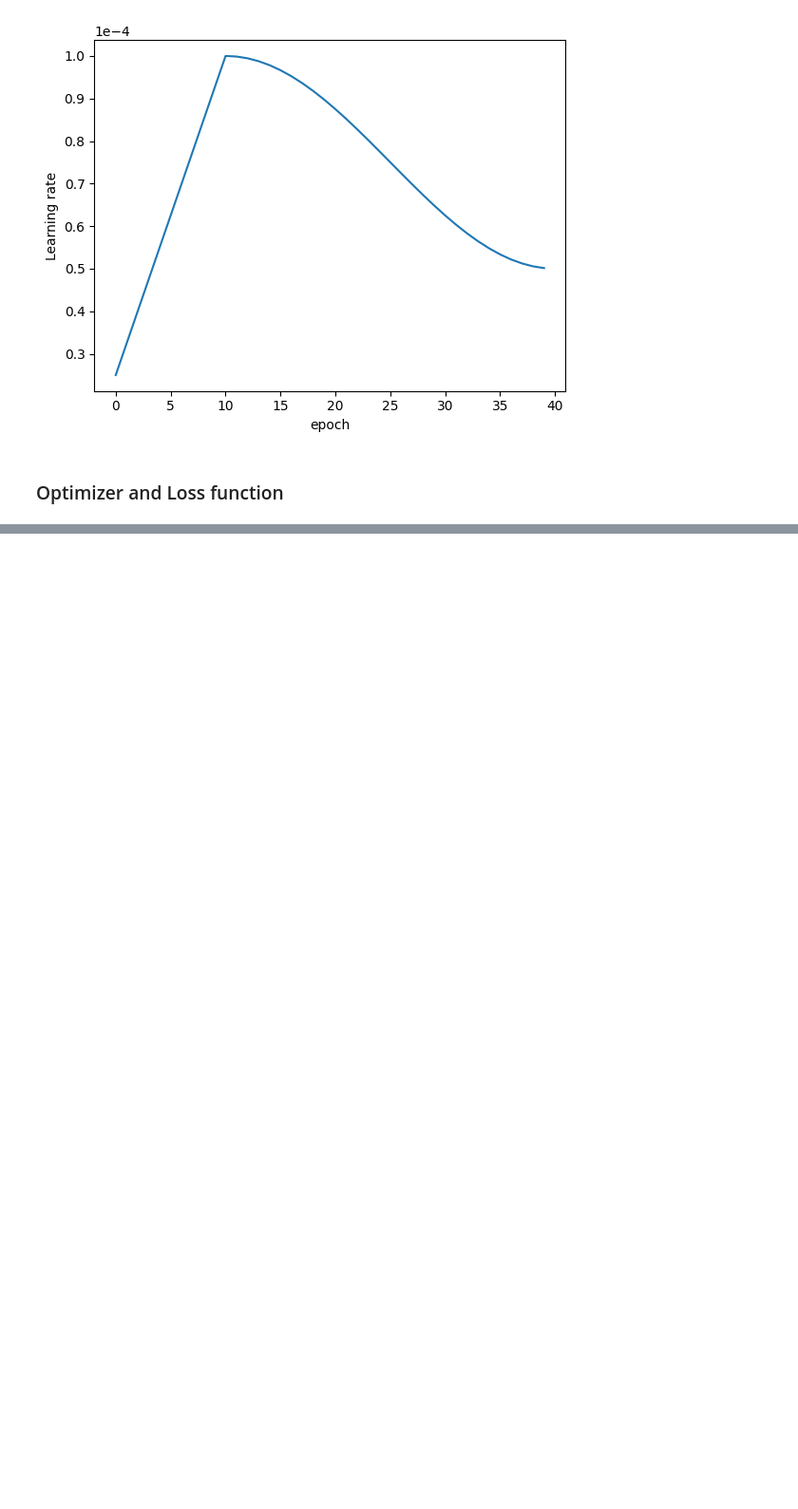
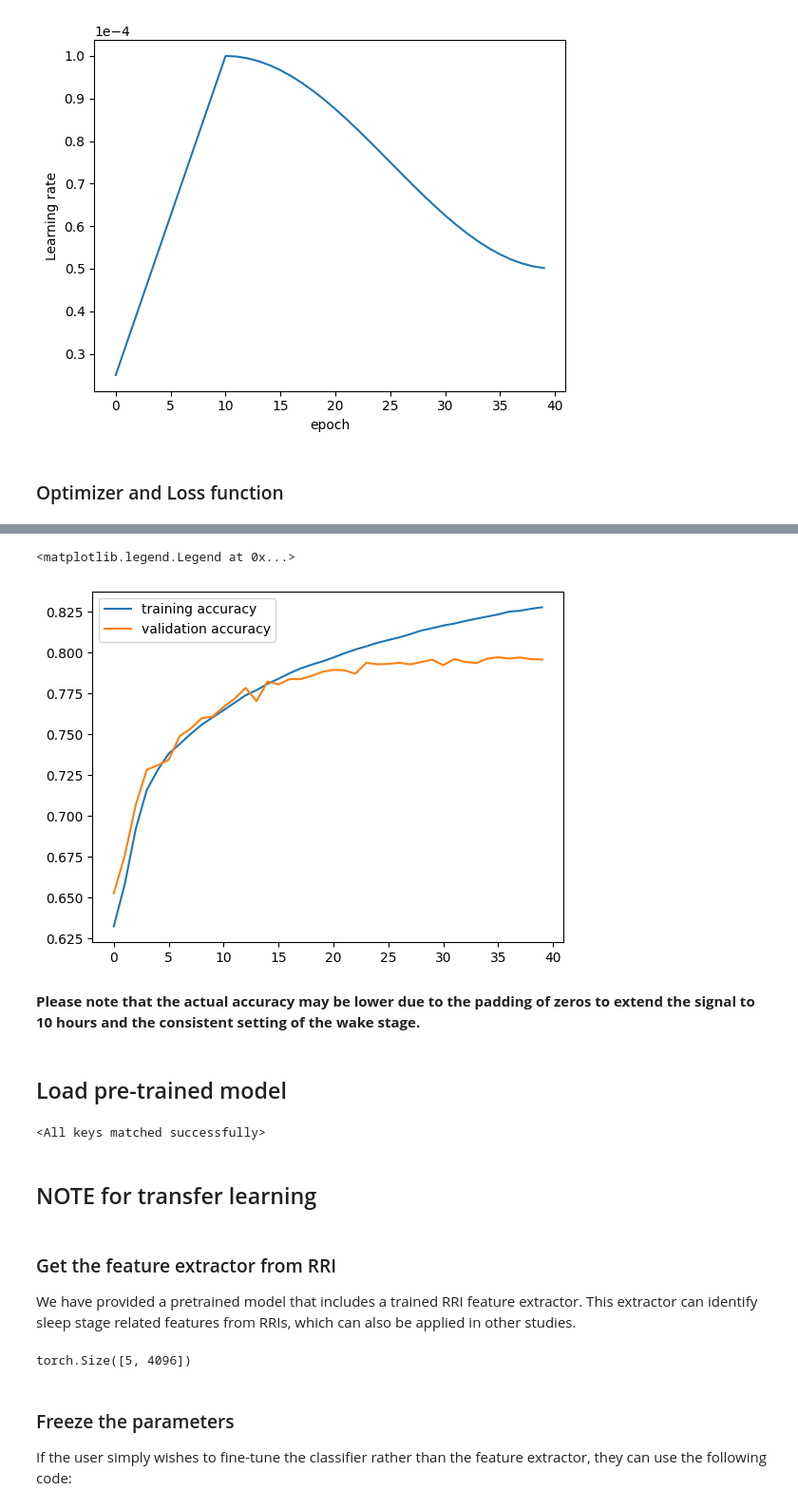
Before and after one commit to AlexMa123/DCNN-SHHS, a Jupyter notebook: Demo.ipynb, the cells around one changed output, grey strips where cells are left out. Shown at 95% size. Cells and saved outputs as stored; diff of their text form; code cells hidden in the pictures; blank space fills up the shorter version.

```diff
--- a/Demo.ipynb
+++ b/Demo.ipynb
@@ -339,0 +380,35 @@ KeyboardInterrupt: ignored
+# %%
+plt.plot([a.item() for a in acc_train], label='training accuracy')
+plt.plot([a.item() for a in acc_validation], label='validation accuracy')
+plt.legend()
+# %% [output]
+<matplotlib.legend.Legend at 0x...>
+[figure, added]
+# %% [markdown]
+**Please note that the actual accuracy may be lower due to the padding of zeros to extend the signal to 10 hours and the consistent setting of the wake stage.**
+# %% [markdown]
+## Load pre-trained model
+# %%
+i = torch.argmin(torch.tensor(loss_validation))
+net.load_state_dict(torch.load(f"training_result/checkpoint_{i+1}.pt"))
+# %% [output]
+<All keys matched successfully>
+# %% [markdown]
+## NOTE for transfer learning
+# %% [markdown]
+### Get the feature extractor from RRI
+We have provided a pretrained model that includes a trained RRI feature extractor. This extractor can identify sleep stage related features from RRIs, which can also be applied in other studies.
+# %%
+rri_extractor = nn.Sequential(
+    net.input_convolution_rri,
+    net.signallearning_rri,
+    nn.Flatten()
+)
+
+# The input are (batch_size, 1, 512), 512 is 128s * 4Hz
+rri_extractor(torch.rand(5, 1, 512).to(device)).shape
+# %% [output]
+torch.Size([5, 4096])
+# %% [markdown]
+### Freeze the parameters
+If the user simply wishes to fine-tune the classifier rather than the feature extractor, they can use the following code:
```
Also changed, not shown: parts of 25 cells of this notebook.
